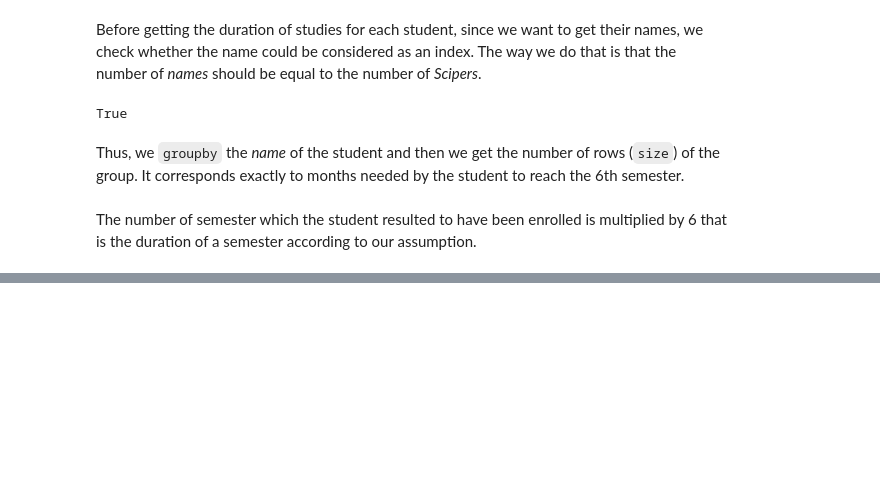
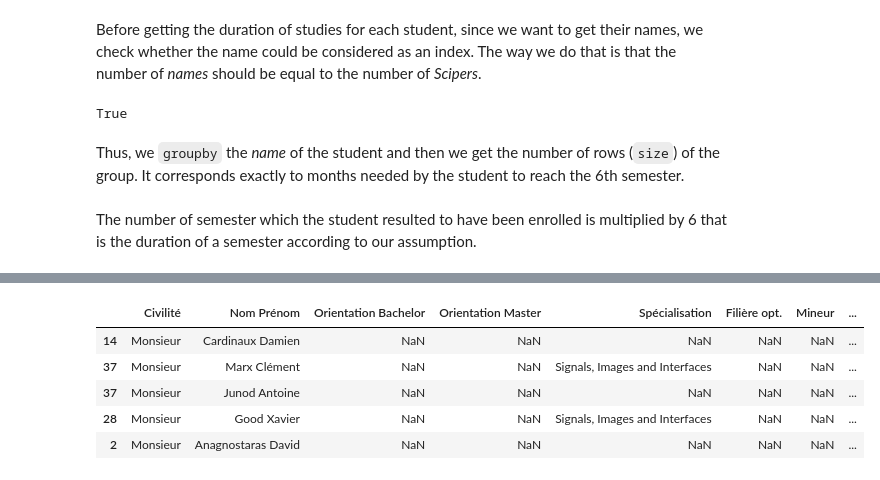
Before and after one commit to CriMenghini/ADA_Homeworks, a Jupyter notebook: Homework_2/Hw_2.ipynb, the cells around one changed output, grey strips where cells are left out. Drawn from its saved outputs; the diff is of its cells as text; code cells hidden in the pictures; blank space fills up the shorter version.

```diff
--- a/Homework_2/Hw_2.ipynb
+++ b/Homework_2/Hw_2.ipynb
@@ -221,0 +313,2 @@ Ttest_indResult(statistic=array([ 1.1917057]), pvalue=array([ 0.24162457]))
+# %%
+data = import_data('Data_master/')
@@ -221,0 +321,3 @@ Ttest_indResult(statistic=array([ 1.1917057]), pvalue=array([ 0.24162457]))
+# %%
+# Data to compute the time for 60 credits
+data_time = data[(data['Pedagogic period'] == ' Master semestre 1 \xa0') | (data['Pedagogic period'] == ' Master semestre 2 \xa0')]
@@ -221,0 +343,2 @@ Ttest_indResult(statistic=array([ 1.1917057]), pvalue=array([ 0.24162457]))
+# %%
+pr = data_time.query('No_Sciper in @students')
@@ -221,0 +437,14 @@ Ttest_indResult(statistic=array([ 1.1917057]), pvalue=array([ 0.24162457]))
+# %%
+# We filter for first semester of master studies in order to find the starting year of each student.
+# As it may happen that students have repeated the semesters we want to drop the other entries.
+# Since the data is sorted by date we drop following occurences of the master semester 1
+prova = pr[pr['Pedagogic period'] == ' Master semestre 1 \xa0'].drop_duplicates(subset = ['No_Sciper']).sort_values(by = 'No_Sciper')
+# %%
+prova.head()
+# %% [output]
+|  | Civilité | Nom Prénom | Orientation Bachelor | Orientation Master | Spécialisation | Filière opt. | Mineur | ... |
+| 14 | Monsieur | Cardinaux Damien | NaN | NaN | NaN | NaN | NaN | ... |
+| 37 | Monsieur | Marx Clément | NaN | NaN | Signals, Images and Interfaces | NaN | NaN | ... |
+| 37 | Monsieur | Junod Antoine | NaN | NaN | NaN | NaN | NaN | ... |
+| 28 | Monsieur | Good Xavier | NaN | NaN | Signals, Images and Interfaces | NaN | NaN | ... |
+| 2 | Monsieur | Anagnostaras David | NaN | NaN | NaN | NaN | NaN | ... |
```
Also changed, not shown: parts of 37 cells of this notebook, 48 other files.
